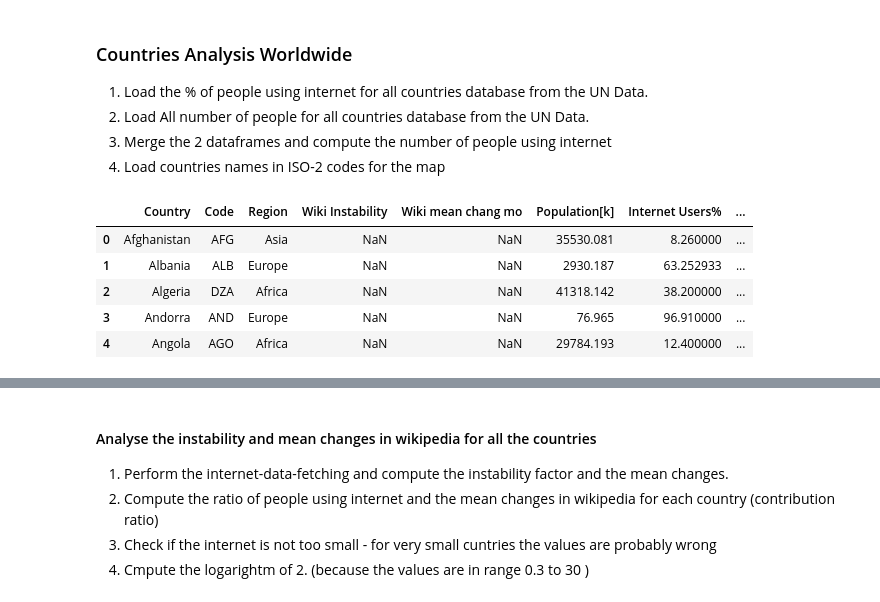
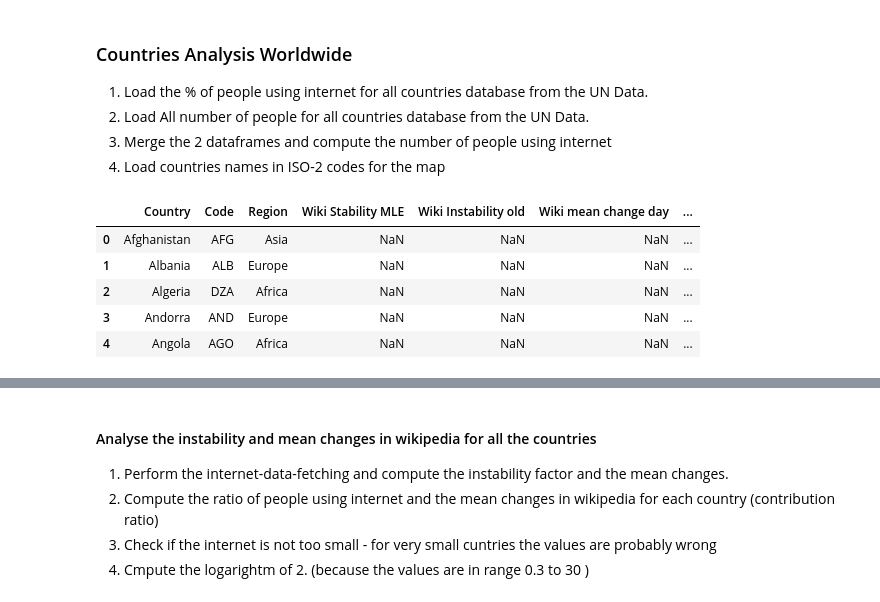
Before and after one commit to Amaumaury/ada-2017, a Jupyter notebook: project/Milestone2.ipynb, the cells around one changed output, grey strips where cells are left out. Cells and saved outputs as stored; diff of their text form; code cells hidden in the pictures.

Commit message:
Added more data

```diff
--- a/project/Milestone2.ipynb
+++ b/project/Milestone2.ipynb
@@ -251,49 +239,52 @@ nr_all_people.set_index('Country',inplace=True)
 
 population_data = pd.concat([nr_all_people, nr_internet_people], axis=1, join='inner')
 population_data['Internet users[k]'] = population_data['Population[k]'] * population_data['Internet Users%']/100
-population_data.head()
+population_data.head(5)
+
 
 countries_data = pd.read_csv('data/country-codes.csv')[1:]
 cols_to_keep = ['official_name_en','ISO3166-1-Alpha-3','Least Developed Countries (LDC)','Region Name',
                 'Small Island Developing States (SIDS)', 'is_independent']
 countries_data = countries_data[cols_to_keep]
 
 # selectbonly independent countires
 #countries_data = countries_data[countries_data['is_independent']=='Yes']
 
 #countries_data = countries_data[countries_data['Least Developed Countries (LDC)']!='x']
 #countries_data = countries_data[countries_data['Small Island Developing States (SIDS)']!='x']
 
 cols_to_keep = ['official_name_en','ISO3166-1-Alpha-3','Region Name']
 
 countries_data = countries_data[cols_to_keep]
 countries_data.columns = ['Country', 'Code','Region']
-countries_data['Wiki Instability'] = np.NaN;
-countries_data['Wiki mean chang mo'] = np.NaN;
+countries_data['Wiki Stability MLE'] = np.NaN;
+countries_data['Wiki Instability old'] = np.NaN;
+countries_data['Wiki mean change day'] = np.NaN;
 countries_data.set_index('Country',inplace=True)
 
 
 countries_data = pd.concat([countries_data, population_data], axis=1, join='inner')
 countries_data['Big Internet'] = countries_data['Internet users[k]'] > 1000
 countries_data.reset_index(inplace=True)
 
-# adding the countires that are missing
-import json
+gdp_data = pd.read_csv('data/UNdata_GDP.csv')
+keep_cols = ['Country or Area', 'Value']
 
-geo_data = json.load(open('data/countries.geo.json'))
+gdp_data = gdp_data[keep_cols]
+gdp_data.columns = ['Country', 'GDP']
+gdp_data.set_index('Country', inplace=True)
+#countries_data.reset_index(inplace=True)
+countries_data.set_index('Country', inplace=True)
+countries_data = pd.concat([countries_data, gdp_data], axis=1, join='inner')
+countries_data.reset_index(inplace=True)
 
-keys=[k['id'] for k in geo_data['features']]
-missing_keys=set(keys)-set(countries_data['Code'])
+countries_data['GDP per capita'] = countries_data['GDP'] / countries_data['Population[k]']
 
-for k in (missing_keys):
-    temp = pd.DataFrame([['', k,'',np.NaN,np.NaN,np.NaN,np.NaN,np.NaN,np.NaN]], columns=countries_data.columns)
-    countries_data = countries_data.append(temp, ignore_index=True)
-
-countries_data.head(5)
+countries_data.head()
 # %% [output]
-|  | Country | Code | Region | Wiki Instability | Wiki mean chang mo | Population[k] | Internet Users% | ... |
-| 0 | Afghanistan | AFG | Asia | NaN | NaN | 35530.081 | 8.260000 | ... |
-| 1 | Albania | ALB | Europe | NaN | NaN | 2930.187 | 63.252933 | ... |
-| 2 | Algeria | DZA | Africa | NaN | NaN | 41318.142 | 38.200000 | ... |
-| 3 | Andorra | AND | Europe | NaN | NaN | 76.965 | 96.910000 | ... |
-| 4 | Angola | AGO | Africa | NaN | NaN | 29784.193 | 12.400000 | ... |
+|  | Country | Code | Region | Wiki Stability MLE | Wiki Instability old | Wiki mean change day | ... |
+| 0 | Afghanistan | AFG | Asia | NaN | NaN | NaN | ... |
+| 1 | Albania | ALB | Europe | NaN | NaN | NaN | ... |
+| 2 | Algeria | DZA | Africa | NaN | NaN | NaN | ... |
+| 3 | Andorra | AND | Europe | NaN | NaN | NaN | ... |
+| 4 | Angola | AGO | Africa | NaN | NaN | NaN | ... |
```
Also changed, not shown: parts of 19 cells of this notebook, 7 other files.
